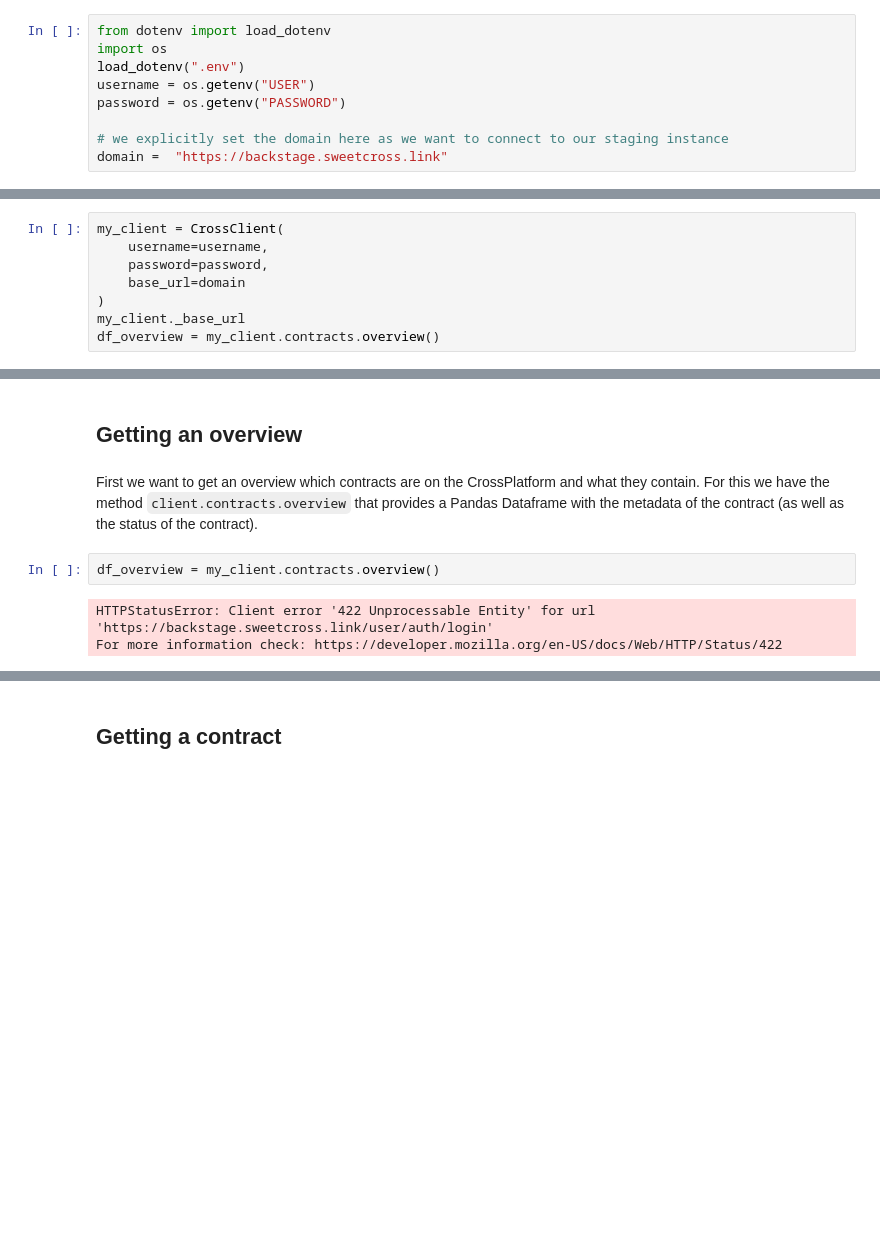
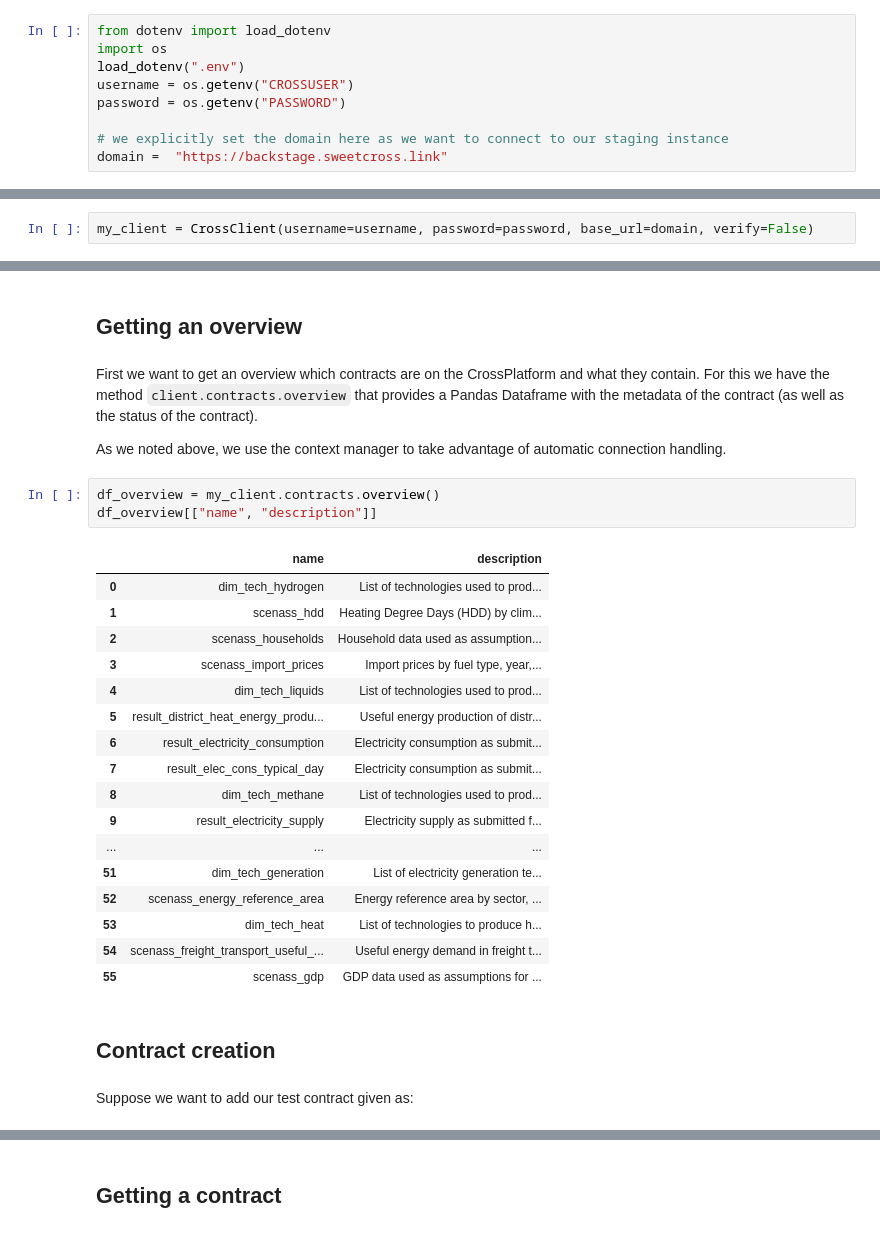
Before and after one commit to sweet-cross/crosscontract, a Jupyter notebook: notebooks/client_tutorial.ipynb, the cells around one changed output, grey strips where cells are left out. Saved outputs shown, nothing was run; the diff lists cells and outputs as text; blank space fills up the shorter version.

```diff
--- a/notebooks/client_tutorial.ipynb
+++ b/notebooks/client_tutorial.ipynb
@@ -16,7 +17,7 @@ Here we assume that you have some
 from dotenv import load_dotenv
 import os
 load_dotenv(".env")
-username = os.getenv("USER")
+username = os.getenv("CROSSUSER")
 password = os.getenv("PASSWORD")
 
 # we explicitly set the domain here as we want to connect to our staging instance
@@ -28,10 +29,4 @@ To connect to the platform using CrossClient you need a registered user. To crea
 client, simply provide it the username and password. Here we assume that you have some
 .env file that stores your credentials and we extract them from there.
 # %%
-my_client = CrossClient(
-    username=username,
-    password=password,
-    base_url=domain
-)
-my_client._base_url
-df_overview = my_client.contracts.overview()
+my_client = CrossClient(username=username, password=password, base_url=domain, verify=False)
@@ -47,8 +40,31 @@ First we want to get an overview which contracts are on the CrossPlatform and
 what they contain. For this we have the method `client.contracts.overview` that
 provides a Pandas Dataframe with the metadata of the contract (as well as the status
 of the contract).
+
+As we noted above, we use the context manager to take advantage of automatic connection
+handling.
 # %%
 df_overview = my_client.contracts.overview()
+df_overview[["name", "description"]]
 # %% [output]
-HTTPStatusError: Client error '422 Unprocessable Entity' for url 'https://backstage.sweetcross.link/user/auth/login'
-For more information check: https://developer.mozilla.org/en-US/docs/Web/HTTP/Status/422
+|  | name | description |
+| 0 | dim_tech_hydrogen | List of technologies used to prod... |
+| 1 | scenass_hdd | Heating Degree Days (HDD) by clim... |
+| 2 | scenass_households | Household data used as assumption... |
+| 3 | scenass_import_prices | Import prices by fuel type, year,... |
+| 4 | dim_tech_liquids | List of technologies used to prod... |
+| 5 | result_district_heat_energy_produ... | Useful energy production of distr... |
+| 6 | result_electricity_consumption | Electricity consumption as submit... |
+| 7 | result_elec_cons_typical_day | Electricity consumption as submit... |
+| 8 | dim_tech_methane | List of technologies used to prod... |
+| 9 | result_electricity_supply | Electricity supply as submitted f... |
+| ... | ... | ... |
+| 51 | dim_tech_generation | List of electricity generation te... |
+| 52 | scenass_energy_reference_area | Energy reference area by sector, ... |
+| 53 | dim_tech_heat | List of technologies to produce h... |
+| 54 | scenass_freight_transport_useful_... | Useful energy demand in freight t... |
+| 55 | scenass_gdp | GDP data used as assumptions for ... |
+# %% [markdown]
+## Contract creation
+# %% [markdown]
+Suppose we want to add our test contract given as:
```
Also changed, not shown: parts of 69 cells of this notebook, 1 other file.
